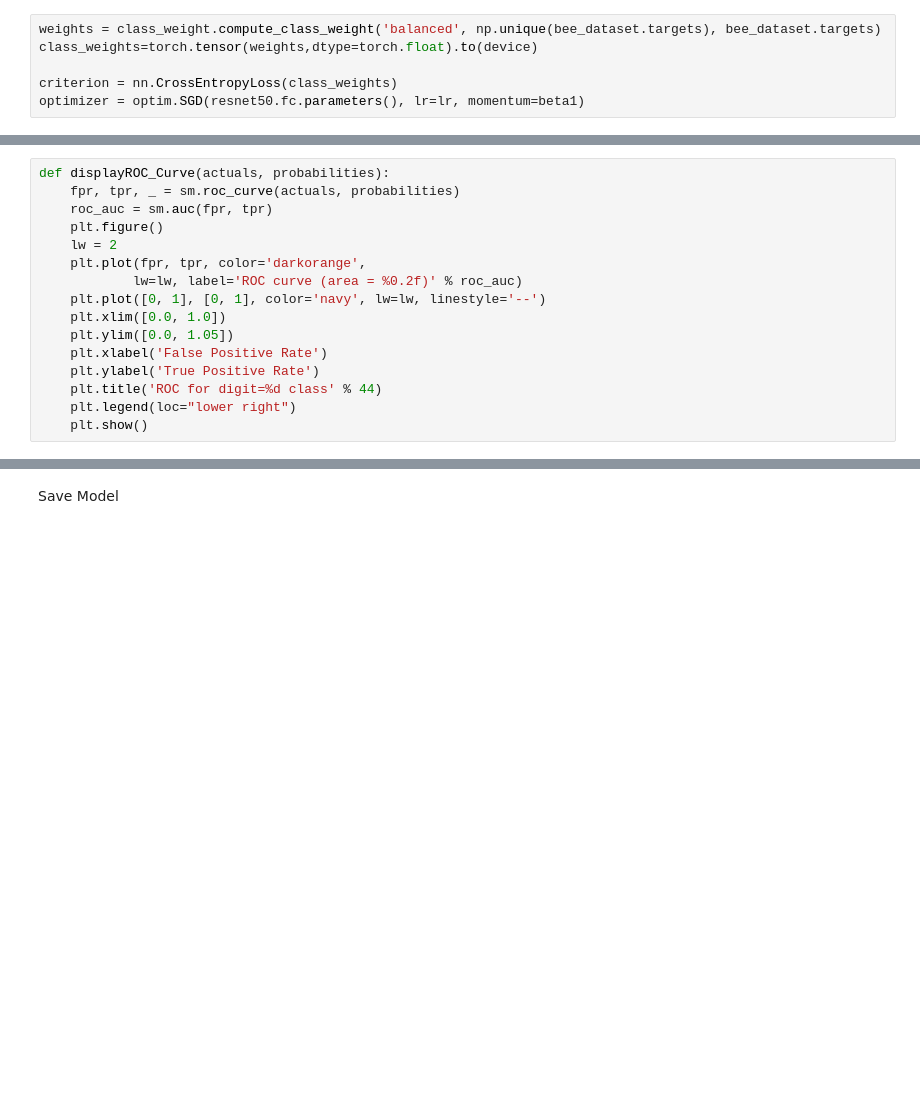
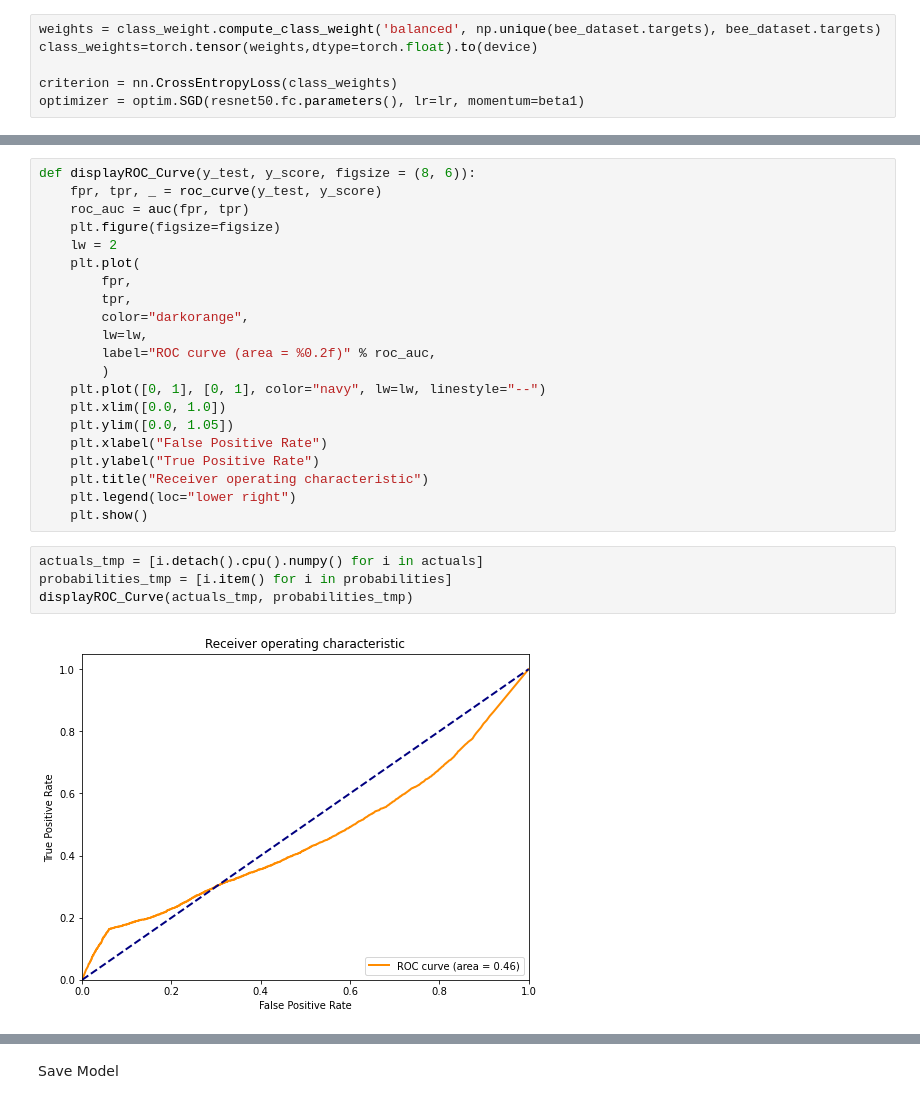
Before and after one commit to dragonx0208/beemachine, a Jupyter notebook: torch_main_V1.1.ipynb, the cells around one changed output, grey strips where cells are left out. Cells and saved outputs as stored; diff of their text form; blank space fills up the shorter version.

```diff
--- a/torch_main_V1.1.ipynb
+++ b/torch_main_V1.1.ipynb
@@ -321,16 +324,0 @@ def printMatries(labels, preds):
-# %%
-def displayROC_Curve(actuals, probabilities):
-    fpr, tpr, _ = sm.roc_curve(actuals, probabilities)
-    roc_auc = sm.auc(fpr, tpr)
-    plt.figure()
-    lw = 2
-    plt.plot(fpr, tpr, color='darkorange',
-            lw=lw, label='ROC curve (area = %0.2f)' % roc_auc)
-    plt.plot([0, 1], [0, 1], color='navy', lw=lw, linestyle='--')
-    plt.xlim([0.0, 1.0])
-    plt.ylim([0.0, 1.05])
-    plt.xlabel('False Positive Rate')
-    plt.ylabel('True Positive Rate')
-    plt.title('ROC for digit=%d class' % 44)
-    plt.legend(loc="lower right")
-    plt.show()
@@ -420,0 +418,27 @@ Accuracy: 0.1579
+# %%
+def displayROC_Curve(y_test, y_score, figsize = (8, 6)):
+    fpr, tpr, _ = roc_curve(y_test, y_score)
+    roc_auc = auc(fpr, tpr)
+    plt.figure(figsize=figsize)
+    lw = 2
+    plt.plot(
+        fpr,
+        tpr,
+        color="darkorange",
+        lw=lw,
+        label="ROC curve (area = %0.2f)" % roc_auc,
+        )
+    plt.plot([0, 1], [0, 1], color="navy", lw=lw, linestyle="--")
+    plt.xlim([0.0, 1.0])
+    plt.ylim([0.0, 1.05])
+    plt.xlabel("False Positive Rate")
+    plt.ylabel("True Positive Rate")
+    plt.title("Receiver operating characteristic")
+    plt.legend(loc="lower right")
+    plt.show()
+# %%
+actuals_tmp = [i.detach().cpu().numpy() for i in actuals]
+probabilities_tmp = [i.item() for i in probabilities]
+displayROC_Curve(actuals_tmp, probabilities_tmp)
+# %% [output]
+[figure, added]
```
Also changed, not shown: parts of 34 cells of this notebook.
